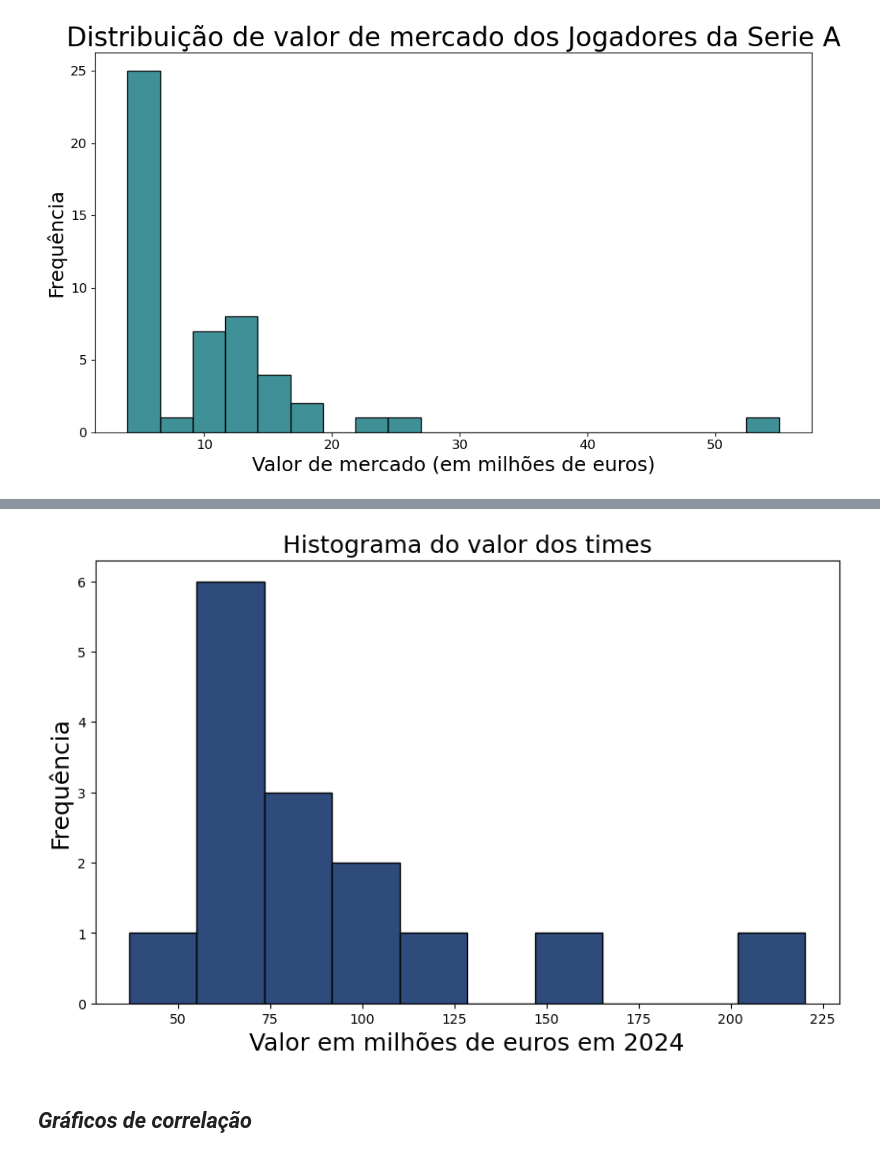
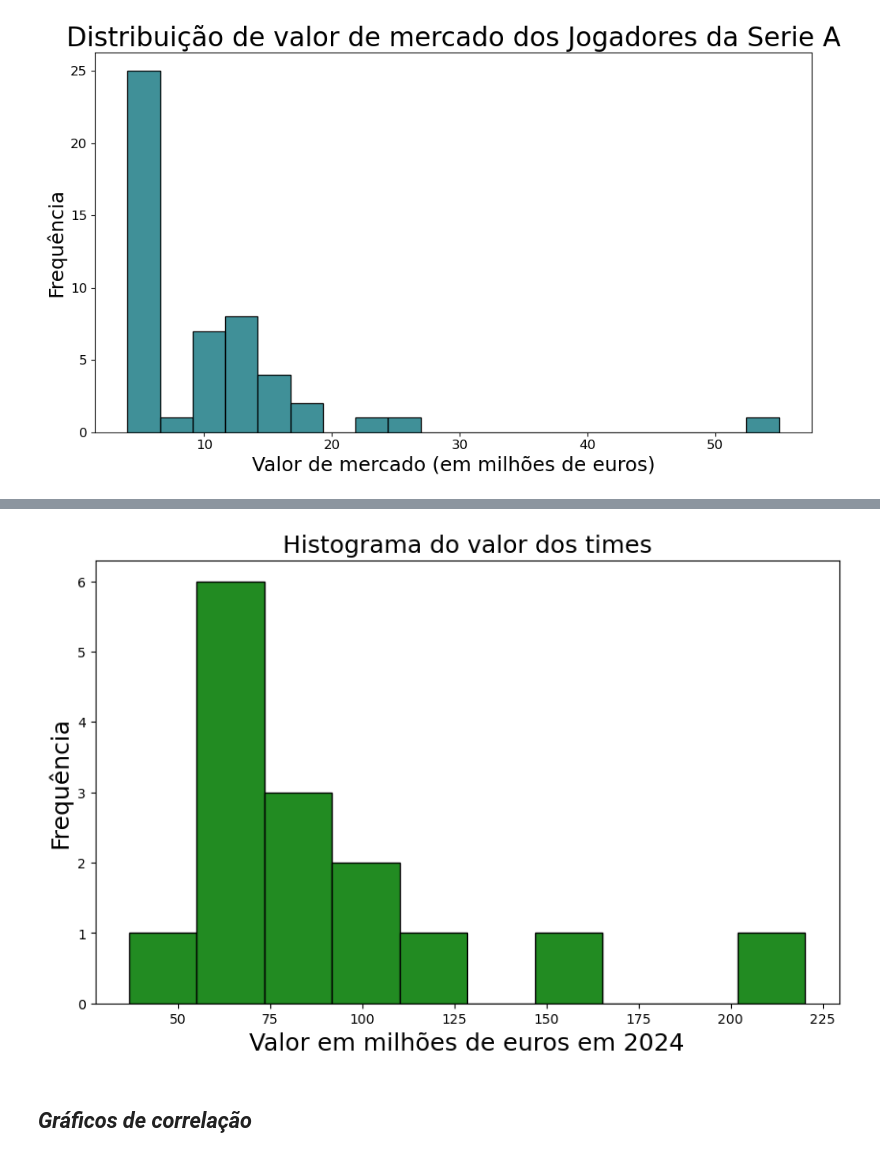
Before and after one commit to AVTBrasil/An-lise-de-Dados-no-Futebol, a Jupyter notebook: Analise_de_dados.ipynb, the cells around one changed output, grey strips where cells are left out. Cells and saved outputs as stored; diff of their text form; code cells hidden in the pictures.

```diff
--- a/Analise_de_dados.ipynb
+++ b/Analise_de_dados.ipynb
@@ -329,13 +387,13 @@ display(df_valor_time)
 # %%
 # Criar histograma para o valor dos times
 plt.figure(figsize=(10,6))
-plt.hist(df_valor_time['Valor_2024'], bins=10, color='#2f4b7c', edgecolor='black')
+plt.hist(df_valor_time['Valor_2024'], bins=10, color='forestgreen', edgecolor='black')
 plt.xlabel('Valor em milhões de euros em 2024', fontsize = 18)
 plt.ylabel('Frequência', fontsize = 18)
 plt.title('Histograma do valor dos times', fontsize = 18)
 plt.show()
 # %% [output]
-[figure, old version]
+[figure, new version]
 # %% [markdown]
 ## *Gráficos de correlação* ##
 # %%
```
Also changed, not shown: parts of 28 cells of this notebook.
